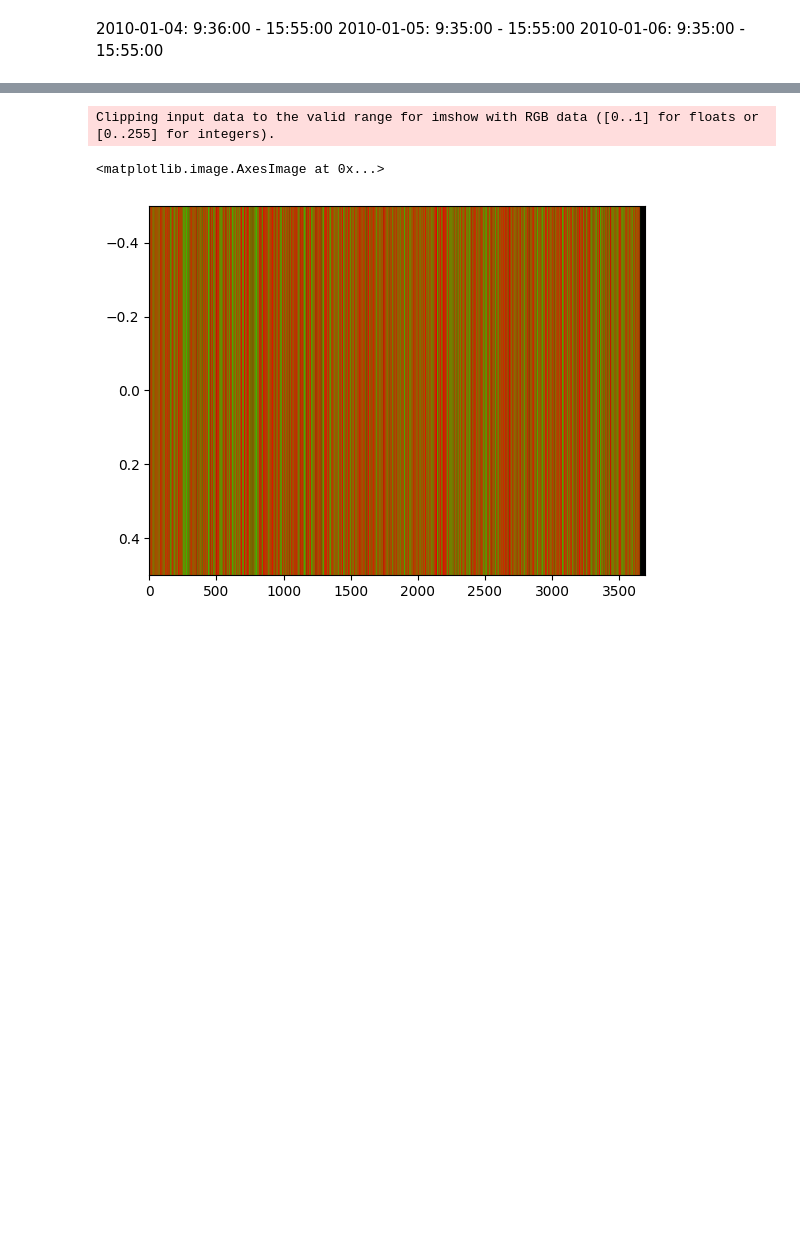
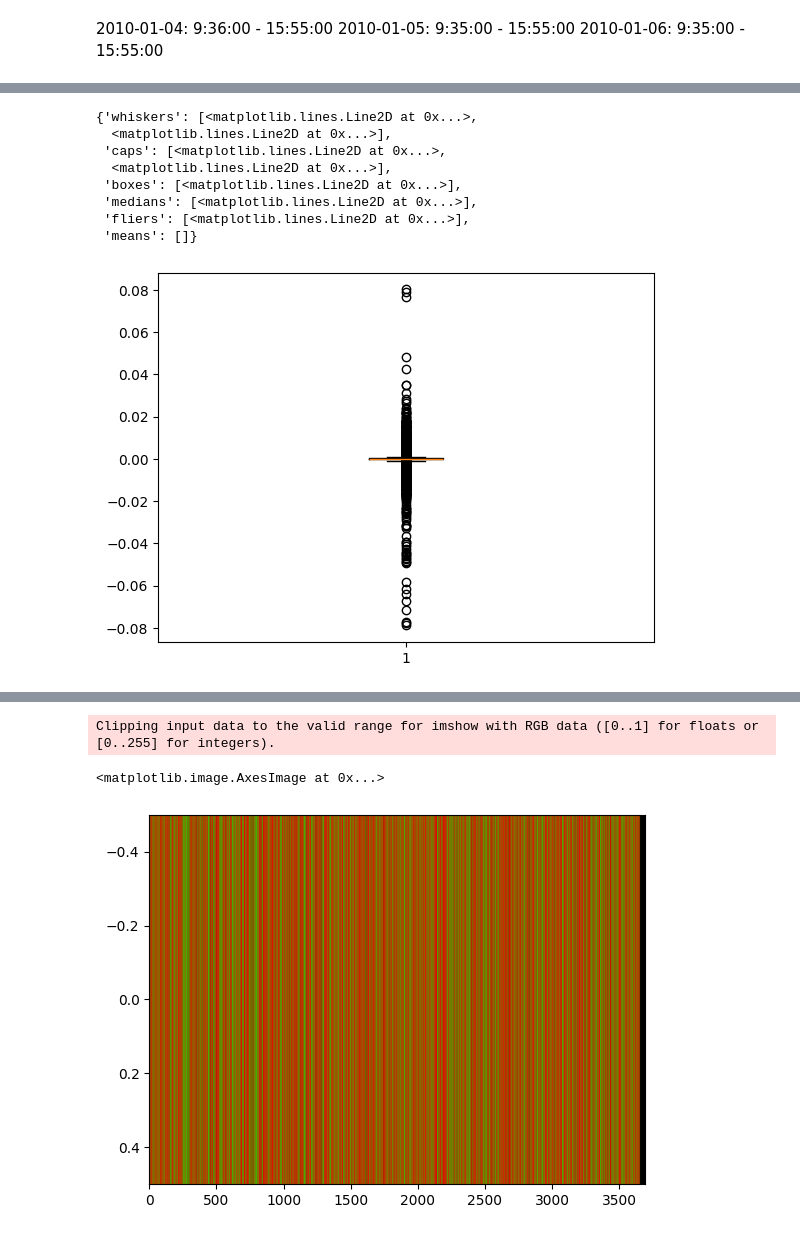
Before and after one commit to NicolasBuehringer/Bachelorarbeit, a Jupyter notebook: RV_calculation_new.ipynb, the cells around one changed output, grey strips where cells are left out. Cells and saved outputs as stored; diff of their text form; code cells hidden in the pictures; blank space fills up the shorter version.

```diff
--- a/RV_calculation_new.ipynb
+++ b/RV_calculation_new.ipynb
@@ -25,0 +59,3 @@ ibm_small_df = ibm_df.iloc[:50000]
+# %%
+ibm_df = ibm_df.iloc[380:]
+ibm_df.reset_index(drop=True, inplace=True)
@@ -51,0 +68,4 @@ ibm_small_df.dropna(inplace=True)
+# %%
+log_return_mean = ibm_df["Log_Returns"].mean()
+# %%
+ibm_df["mean_deviation"] = ibm_df["Log_Returns"].apply(lambda x: (x - log_return_mean)**2)
@@ -51,0 +149,12 @@ ibm_small_df.dropna(inplace=True)
+# %%
+plt.boxplot(ibm_df["Log_Returns"])
+# %% [output]
+{'whiskers': [<matplotlib.lines.Line2D at 0x...>,
+  <matplotlib.lines.Line2D at 0x...>],
+ 'caps': [<matplotlib.lines.Line2D at 0x...>,
+  <matplotlib.lines.Line2D at 0x...>],
+ 'boxes': [<matplotlib.lines.Line2D at 0x...>],
+ 'medians': [<matplotlib.lines.Line2D at 0x...>],
+ 'fliers': [<matplotlib.lines.Line2D at 0x...>],
+ 'means': []}
+[figure, added]
```
Also changed, not shown: parts of 68 cells of this notebook, 2 other files.
